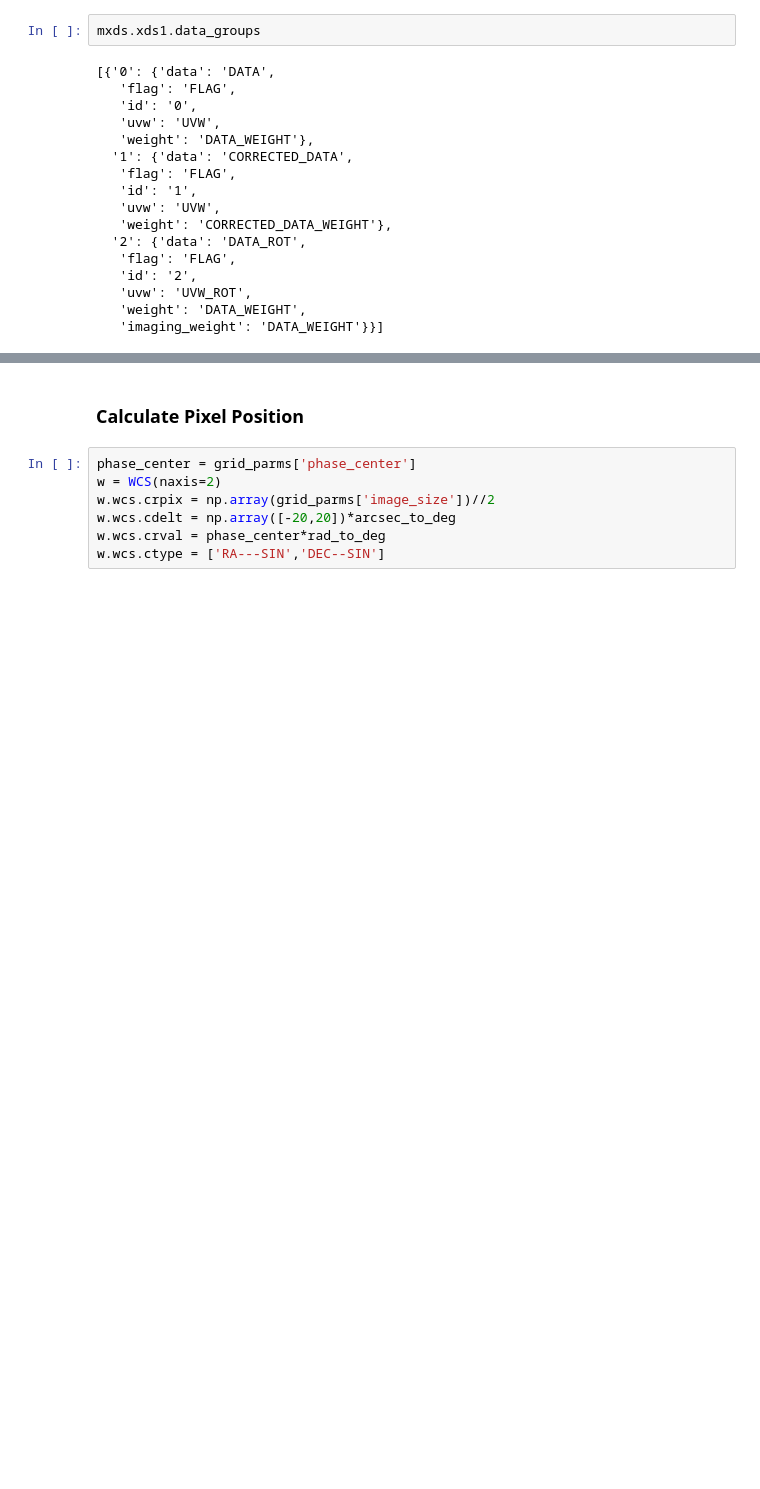
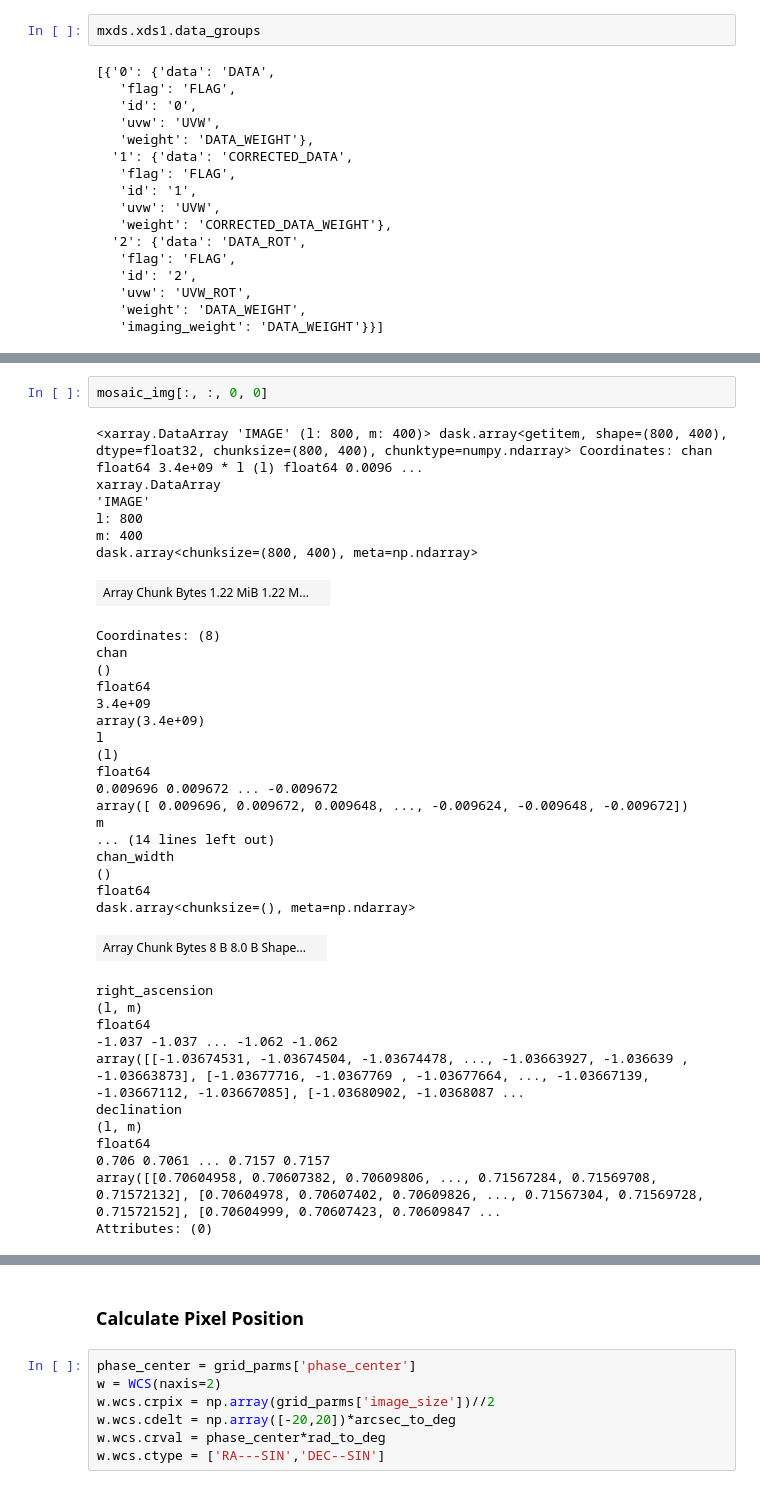
Before and after one commit to casangi/sirius, a Jupyter notebook: development/Test_sirius_mosaic.ipynb, the cells around one changed output, grey strips where cells are left out. Saved outputs shown, nothing was run; the diff lists cells and outputs as text; blank space fills up the shorter version.

```diff
--- a/development/Test_sirius_mosaic.ipynb
+++ b/development/Test_sirius_mosaic.ipynb
@@ -391,4 +409,43 @@ array([[0.70108102, 0.70117798, 0.70127493, ..., 0.72018031, 0.72027726, 0.72037
 Attributes: (0)
+# %%
+mosaic_img[:, :, 0, 0]
+# %% [output]
+<xarray.DataArray 'IMAGE' (l: 800, m: 400)> dask.array<getitem, shape=(800, 400), dtype=float32, chunksize=(800, 400), chunktype=numpy.ndarray> Coordinates: chan float64 3.4e+09 * l (l) float64 0.0096 ...
+xarray.DataArray
+'IMAGE'
+l: 800
+m: 400
+dask.array<chunksize=(800, 400), meta=np.ndarray>
+| Array Chunk Bytes 1.22 MiB 1.22 M... |  |
+Coordinates: (8)
+chan
+()
+float64
+3.4e+09
+array(3.4e+09)
+l
+(l)
+float64
+0.009696 0.009672 ... -0.009672
+array([ 0.009696, 0.009672, 0.009648, ..., -0.009624, -0.009648, -0.009672])
+m
+... (14 lines left out)
+chan_width
+()
+float64
+dask.array<chunksize=(), meta=np.ndarray>
+| Array Chunk Bytes 8 B 8.0 B Shape... |  |
+right_ascension
+(l, m)
+float64
+-1.037 -1.037 ... -1.062 -1.062
+array([[-1.03674531, -1.03674504, -1.03674478, ..., -1.03663927, -1.036639 , -1.03663873], [-1.03677716, -1.0367769 , -1.03677664, ..., -1.03667139, -1.03667112, -1.03667085], [-1.03680902, -1.0368087 ...
+declination
+(l, m)
+float64
+0.706 0.7061 ... 0.7157 0.7157
+array([[0.70604958, 0.70607382, 0.70609806, ..., 0.71567284, 0.71569708, 0.71572132], [0.70604978, 0.70607402, 0.70609826, ..., 0.71567304, 0.71569728, 0.71572152], [0.70604999, 0.70607423, 0.70609847 ...
+Attributes: (0)
 # %%
 plt.figure()
 #plt.imshow(img_xds.IMAGE.isel(chan=chan,time=0,pol=0))
```
Also changed, not shown: parts of 7 cells of this notebook, 1 other file.
